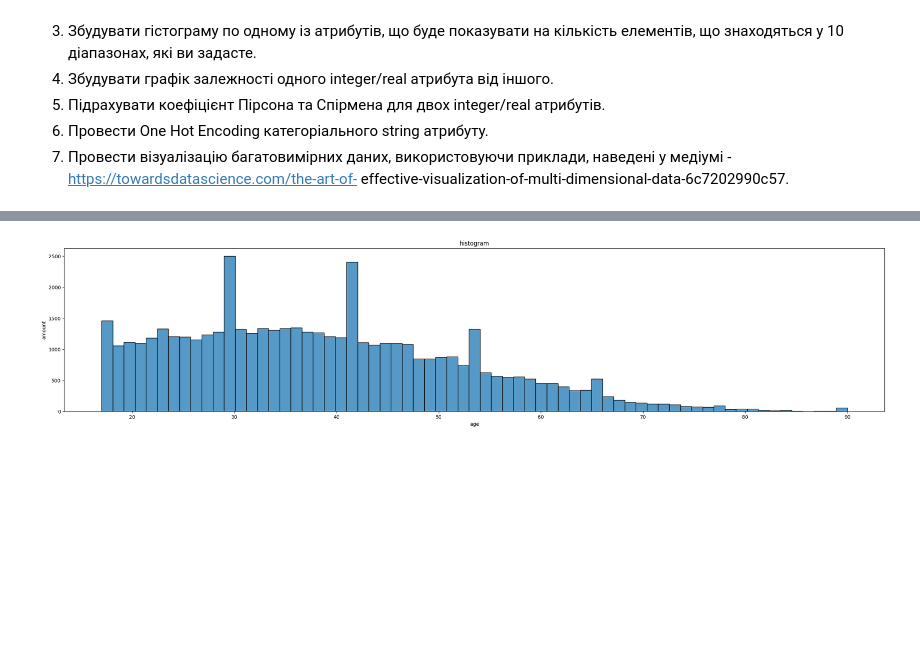
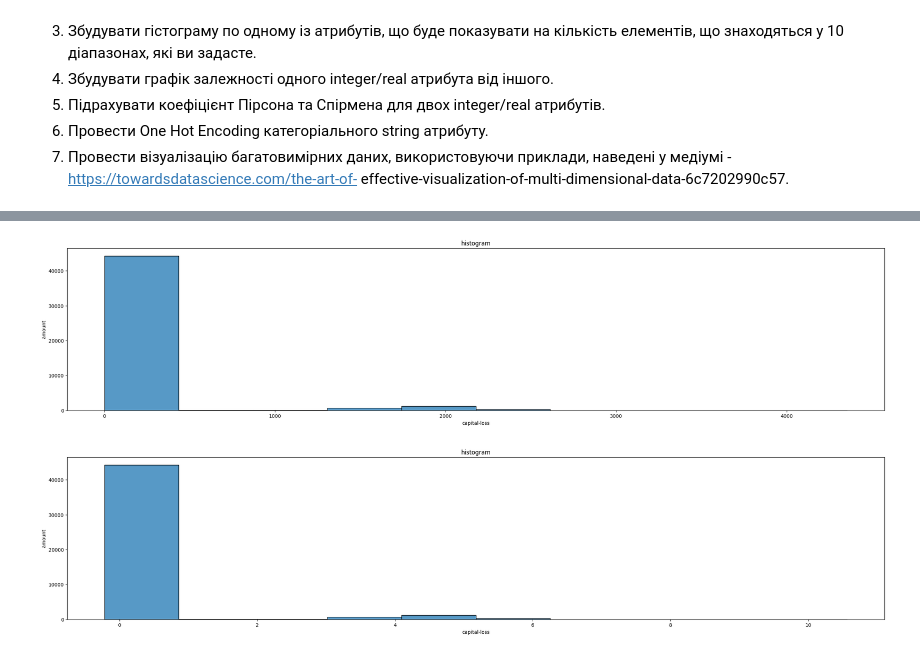
Before and after one commit to Lap-a/data_science-_kpi_ipt, a Jupyter notebook: data_science/lab4/lab4_2.ipynb, the cells around one changed output, grey strips where cells are left out. Drawn from its saved outputs; the diff is of its cells as text; code cells hidden in the pictures; blank space fills up the shorter version.

```diff
--- a/data_science/lab4/lab4_2.ipynb
+++ b/data_science/lab4/lab4_2.ipynb
@@ -83,14 +91,16 @@ def fight_NaN(df):
     for i in col_with_miss:
         most_popular_value = df[i].value_counts().idxmax()
         df.loc[df[i] == '?', i] = most_popular_value
+    return df
 
 def DropAndForget(df):
     col_with_miss = ['native-country', 'workclass', 'occupation']
     for i in col_with_miss:
         df = df.drop(df.loc[df[i] =='?'].index)
+    return df
 
-fight_NaN(df)
-#DropAndForget(df)
+#df = fight_NaN(df)
+df = DropAndForget(df)
 print(df.eq('?').sum())
 # %% [output]
 age               0
@@ -109,21 +119,30 @@ hours-per-week    0
 native-country    0
 income            0
 dtype: int64
-# %%
-#2
-result_df = (df-min(df))/(max(df)-min(df))
-standart_df = (df - mean(df))/std(df)
+# %%
+#2
+def norm(df): # look like scaling
+    result_df = df[["capital-gain", "capital-loss"]]
+    result_df = (result_df-result_df.min())/(result_df.max()-result_df.min())
+    return result_df
+
+def standard(df):
+    result_df = df[["capital-gain", "capital-loss"]]
+    result_df = (result_df - result_df.mean()) / result_df.std()
+    return result_df
 # %%
 #3
-def plot(df, cat):
+def plot3(df, cat):
     plt.figure(figsize=(30,6))
     plt.title("histogram")
     plt.xlabel(cat)
     plt.ylabel("amount")
-    sns.histplot(df[cat])
+    sns.histplot(df[cat], bins=10)
 
-cat = 'age'
+cat = 'capital-loss'
 
-plot(result_df, cat)
+plot3(df, cat)
+plot3(standard(df), cat)
 # %% [output]
-[figure, old version]
+[figure, new version]
+[figure, added]
```
Also changed, not shown: parts of 5 cells of this notebook.
